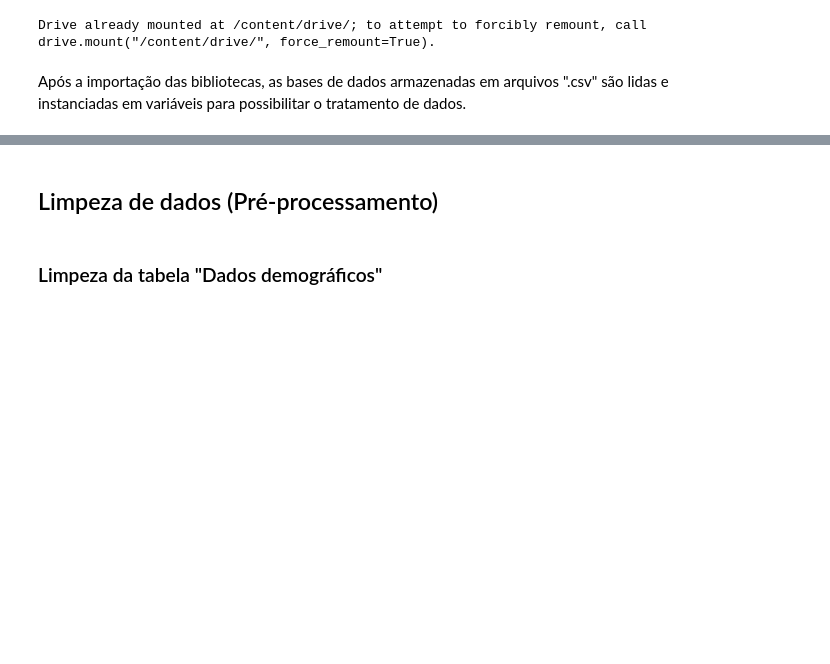
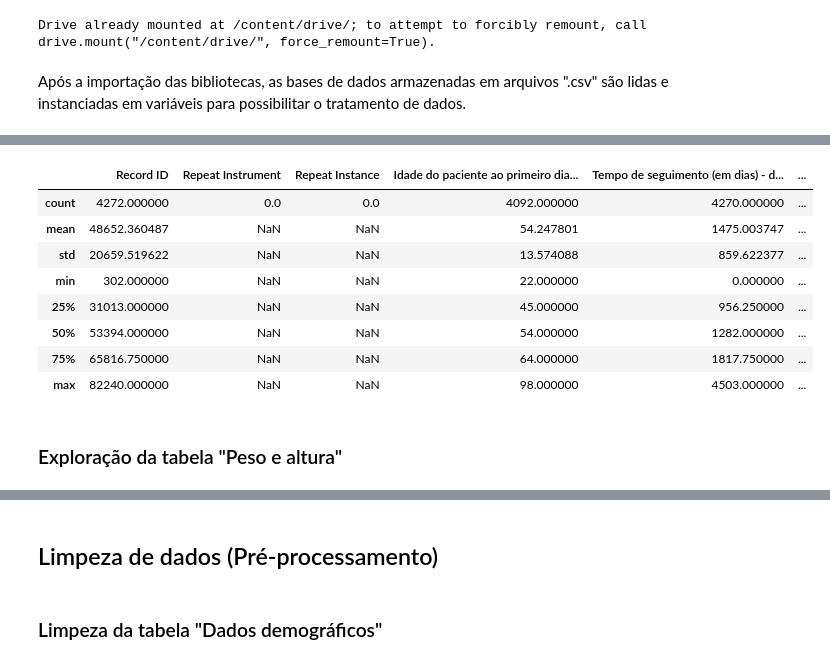
Before and after one commit to 2023M3T5-Inteli/grupo1, a Jupyter notebook: notebooks/T5_G1_VNightly_Predictive_Model_Development.ipynb, the cells around one changed output, grey strips where cells are left out. Drawn from its saved outputs; the diff is of its cells as text; code cells hidden in the pictures; blank space fills up the shorter version.

```diff
--- a/notebooks/T5_G1_VNightly_Predictive_Model_Development.ipynb
+++ b/notebooks/T5_G1_VNightly_Predictive_Model_Development.ipynb
@@ -34,0 +68,10 @@ df_registro_tumo = pd.read_csv('/content/drive/MyDrive/2023-1A-T05/GRUPOS/Grupo
+# %%
+demograficos_categoricos = list(df_demograficos.drop([
+  'Data da última informação sobre o paciente',
+  'Data da cirurgia',
+  'Data de início do tratamento quimioterapia',
+  'Data do início Hormonioterapia adjuvante',
+  'Data de início da Radioterapia'
+], axis=1).select_dtypes(include='object').columns)
+
+demograficos_categoricos
@@ -34,0 +96,3 @@ df_registro_tumo = pd.read_csv('/content/drive/MyDrive/2023-1A-T05/GRUPOS/Grupo
+# %%
+demograficos_numericos = list(df_demograficos.drop(demograficos_categoricos, axis=1))
+demograficos_numericos
@@ -34,0 +115,14 @@ df_registro_tumo = pd.read_csv('/content/drive/MyDrive/2023-1A-T05/GRUPOS/Grupo
+# %%
+df_demograficos[demograficos_numericos].describe()
+# %% [output]
+|  | Record ID | Repeat Instrument | Repeat Instance | Idade do paciente ao primeiro dia... | Tempo de seguimento (em dias) - d... | ... |
+| count | 4272.000000 | 0.0 | 0.0 | 4092.000000 | 4270.000000 | ... |
+| mean | 48652.360487 | NaN | NaN | 54.247801 | 1475.003747 | ... |
+| std | 20659.519622 | NaN | NaN | 13.574088 | 859.622377 | ... |
+| min | 302.000000 | NaN | NaN | 22.000000 | 0.000000 | ... |
+| 25% | 31013.000000 | NaN | NaN | 45.000000 | 956.250000 | ... |
+| 50% | 53394.000000 | NaN | NaN | 54.000000 | 1282.000000 | ... |
+| 75% | 65816.750000 | NaN | NaN | 64.000000 | 1817.750000 | ... |
+| max | 82240.000000 | NaN | NaN | 98.000000 | 4503.000000 | ... |
+# %% [markdown]
+### Exploração da tabela "Peso e altura"
```
Also changed, not shown: parts of 44 cells of this notebook.
